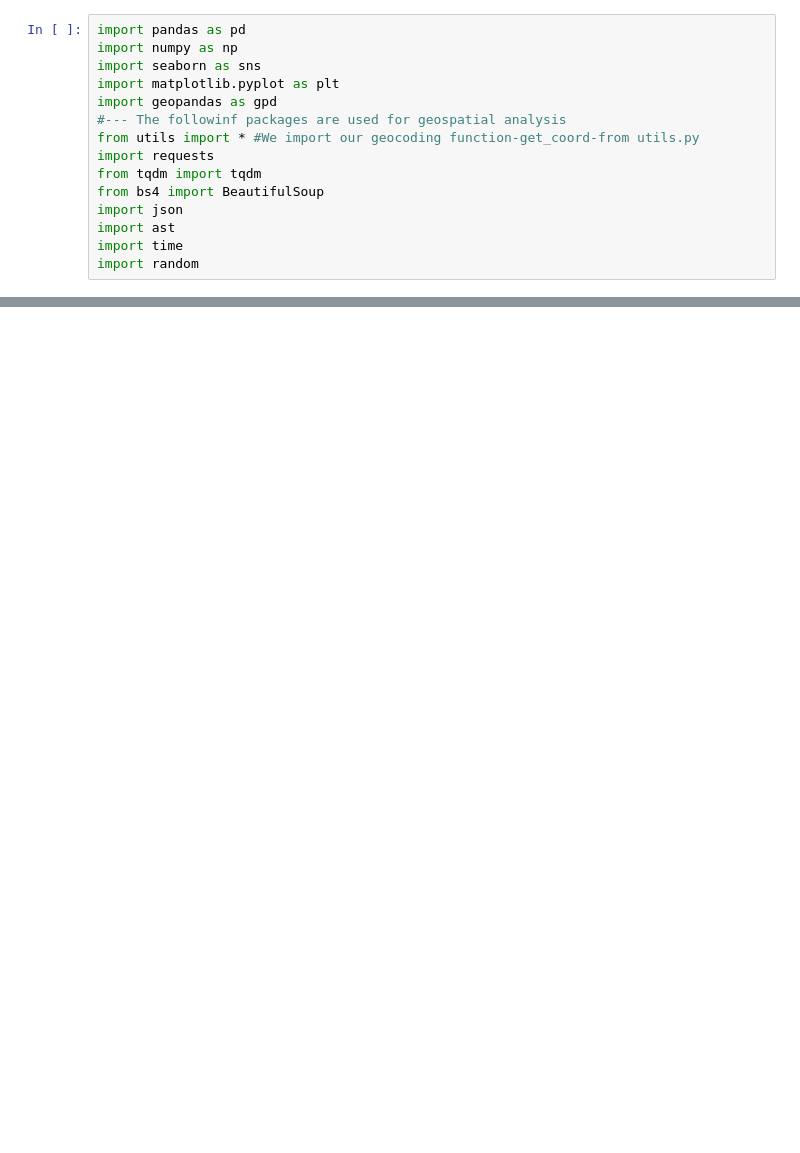
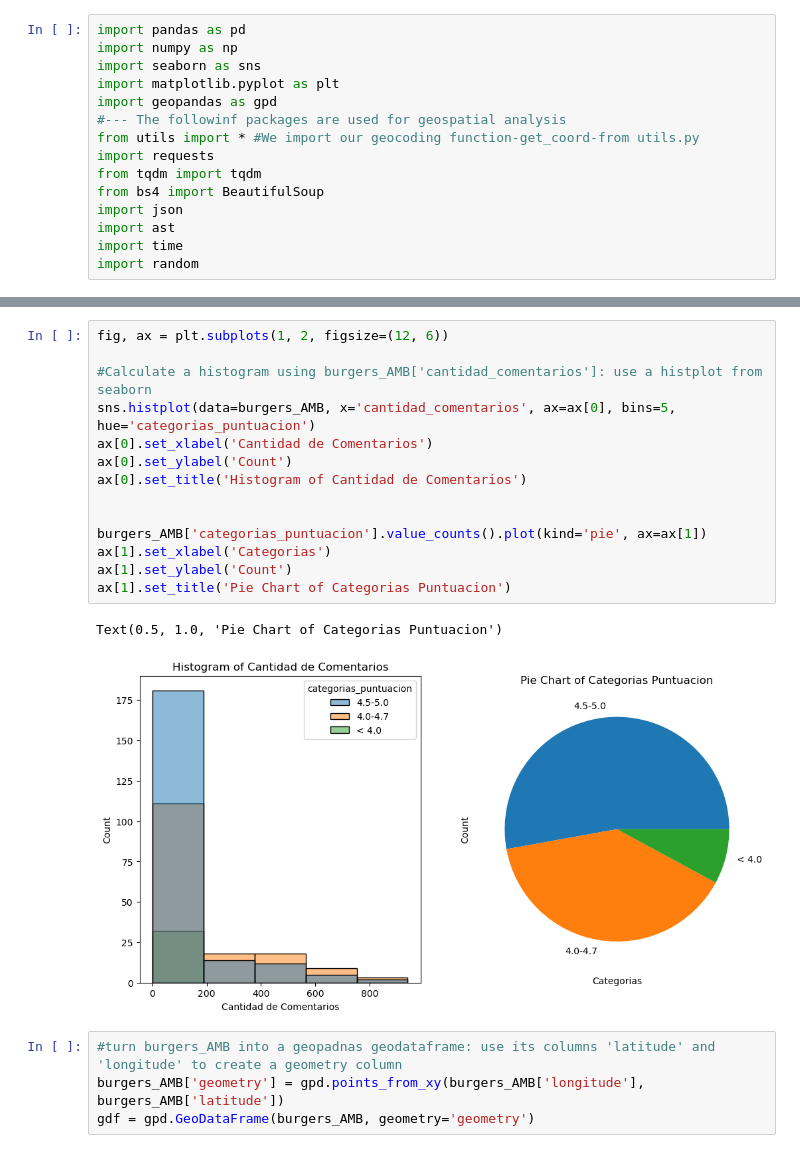
Before and after one commit to adrianferu/BurgerMap-Bucaramanga-, a Jupyter notebook: 2_dataAnalysis.ipynb, the cells around one changed output, grey strips where cells are left out. Saved outputs shown, nothing was run; the diff lists cells and outputs as text; blank space fills up the shorter version.

Commit message:
Adelantamos parte del data Analysis

```diff
--- a/2_dataAnalysis.ipynb
+++ b/2_dataAnalysis.ipynb
@@ -28,0 +50,21 @@ burgers_AMB.tail()
+# %%
+fig, ax = plt.subplots(1, 2, figsize=(12, 6))
+
+#Calculate a histogram using burgers_AMB['cantidad_comentarios']: use a histplot from seaborn
+sns.histplot(data=burgers_AMB, x='cantidad_comentarios', ax=ax[0], bins=5, hue='categorias_puntuacion')
+ax[0].set_xlabel('Cantidad de Comentarios')
+ax[0].set_ylabel('Count')
+ax[0].set_title('Histogram of Cantidad de Comentarios')
+
+
+burgers_AMB['categorias_puntuacion'].value_counts().plot(kind='pie', ax=ax[1])
+ax[1].set_xlabel('Categorias')
+ax[1].set_ylabel('Count')
+ax[1].set_title('Pie Chart of Categorias Puntuacion')
+# %% [output]
+Text(0.5, 1.0, 'Pie Chart of Categorias Puntuacion')
+[figure, added]
+# %%
+#turn burgers_AMB into a geopadnas geodataframe: use its columns 'latitude' and 'longitude' to create a geometry column
+burgers_AMB['geometry'] = gpd.points_from_xy(burgers_AMB['longitude'], burgers_AMB['latitude'])
+gdf = gpd.GeoDataFrame(burgers_AMB, geometry='geometry')
```
Also changed, not shown: parts of 4 cells of this notebook.
